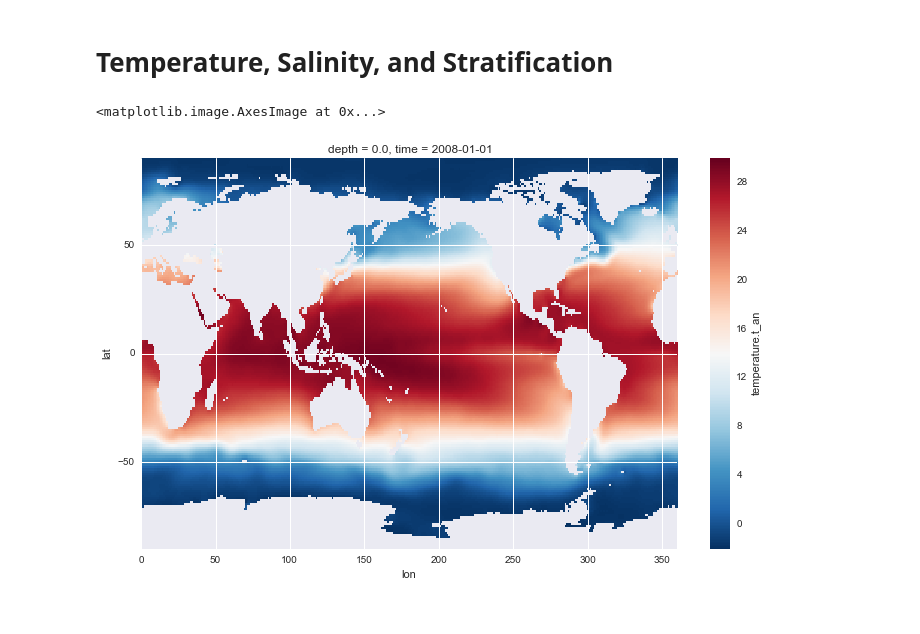
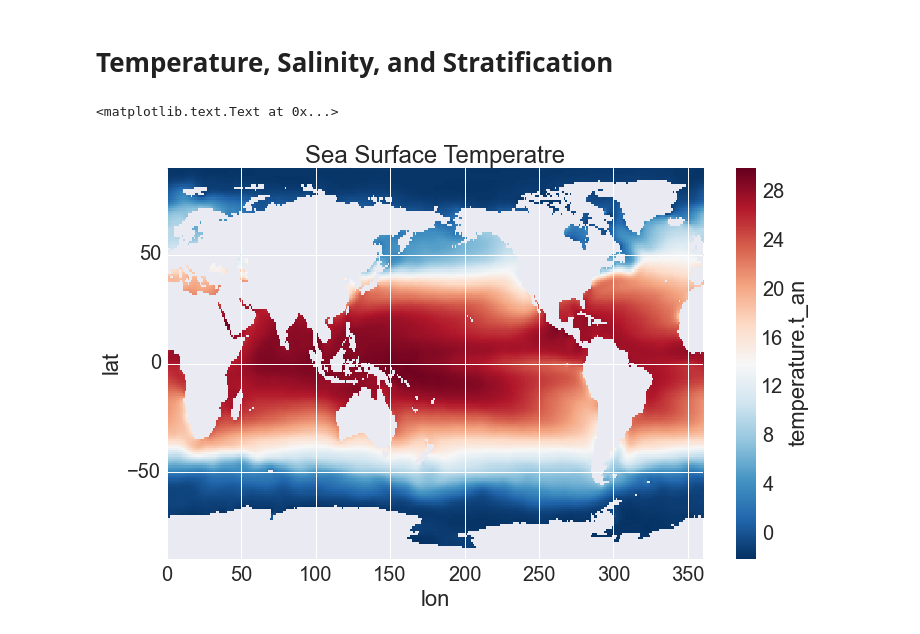
Before and after one commit to rabernat/intro_to_physical_oceanography, a Jupyter notebook: lectures/03_ocean_temperature_salinity_stratification.ipynb, the cells around one changed output. Cells and saved outputs as stored; diff of their text form; code cells hidden in the pictures.

```diff
--- a/lectures/03_ocean_temperature_salinity_stratification.ipynb
+++ b/lectures/03_ocean_temperature_salinity_stratification.ipynb
@@ -21,10 +21,12 @@ woa = xray.open_dataset('http://iridl.ldeo.columbia.edu/SOURCES/.NOAA/.NODC/.WOA
                         '.Grid-1x1/.Annual/dods')
 woa = woa.merge(woa_mask)
 # %%
-woa['temperature.t_an'][0,0].plot(yincrease=True, vmax=30, center=14)
+fig, ax = plt.subplots()
+woa['temperature.t_an'][0,0].plot(yincrease=True, vmax=30, center=14, ax=ax)
+ax.set_title('Sea Surface Temperatre')
 # %% [output]
-<matplotlib.image.AxesImage at 0x...>
+<matplotlib.text.Text at 0x...>
-[figure, old version]
+[figure, new version]
 # %%
 fig, ax = plt.subplots()
 woa['temperature.t_an'][0].mean(dim='lon').plot.contourf(
```
Also changed, not shown: parts of 10 cells of this notebook.
